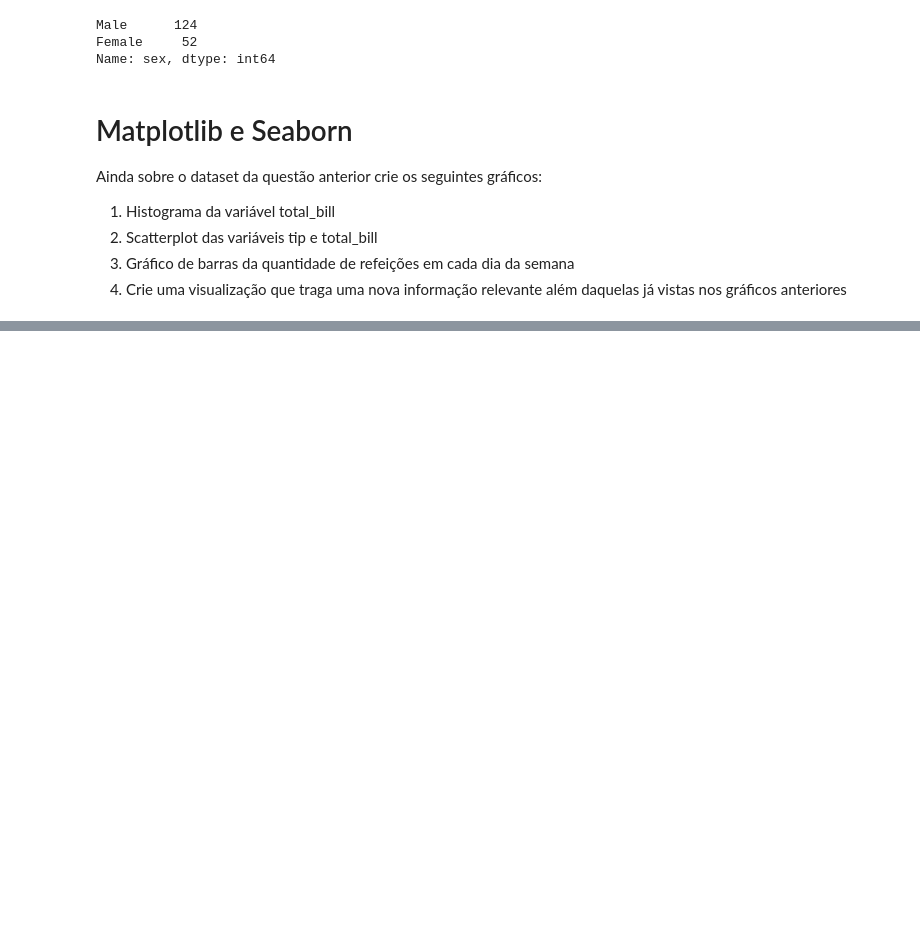
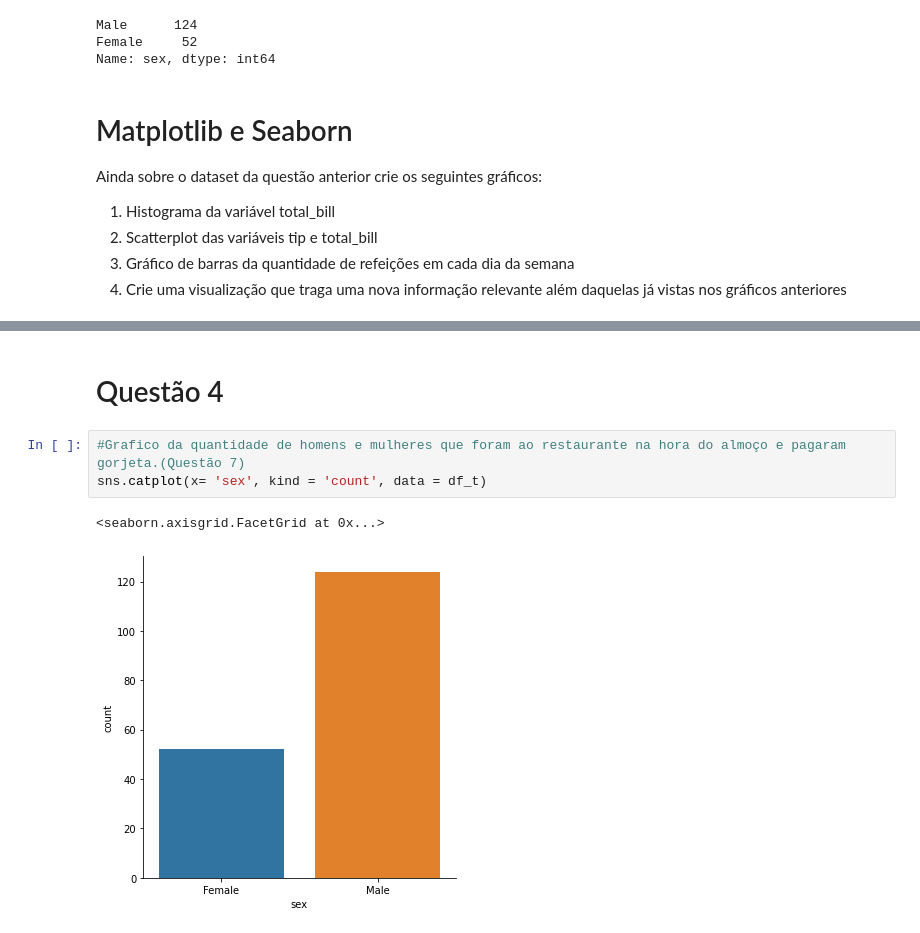
Before and after one commit to juliomaced0/Mentoria_Python_IA, a Jupyter notebook: Atividade-2/Atividade 2 - Análise de dados.ipynb, the cells around one changed output, grey strips where cells are left out. Saved outputs shown, nothing was run; the diff lists cells and outputs as text; blank space fills up the shorter version.

```diff
--- a/Atividade-2/Atividade 2 - Análise de dados.ipynb
+++ b/Atividade-2/Atividade 2 - Análise de dados.ipynb
@@ -354,0 +391,8 @@ Ainda sobre o dataset da questão anterior crie os seguintes gráficos:
+# %% [markdown]
+# Questão 4
+# %%
+#Grafico da quantidade de homens e mulheres que foram ao restaurante na hora do almoço e pagaram gorjeta.(Questão 7)
+sns.catplot(x= 'sex', kind = 'count', data = df_t)
+# %% [output]
+<seaborn.axisgrid.FacetGrid at 0x...>
+[figure, added]
```
Also changed, not shown: parts of 12 cells of this notebook.
